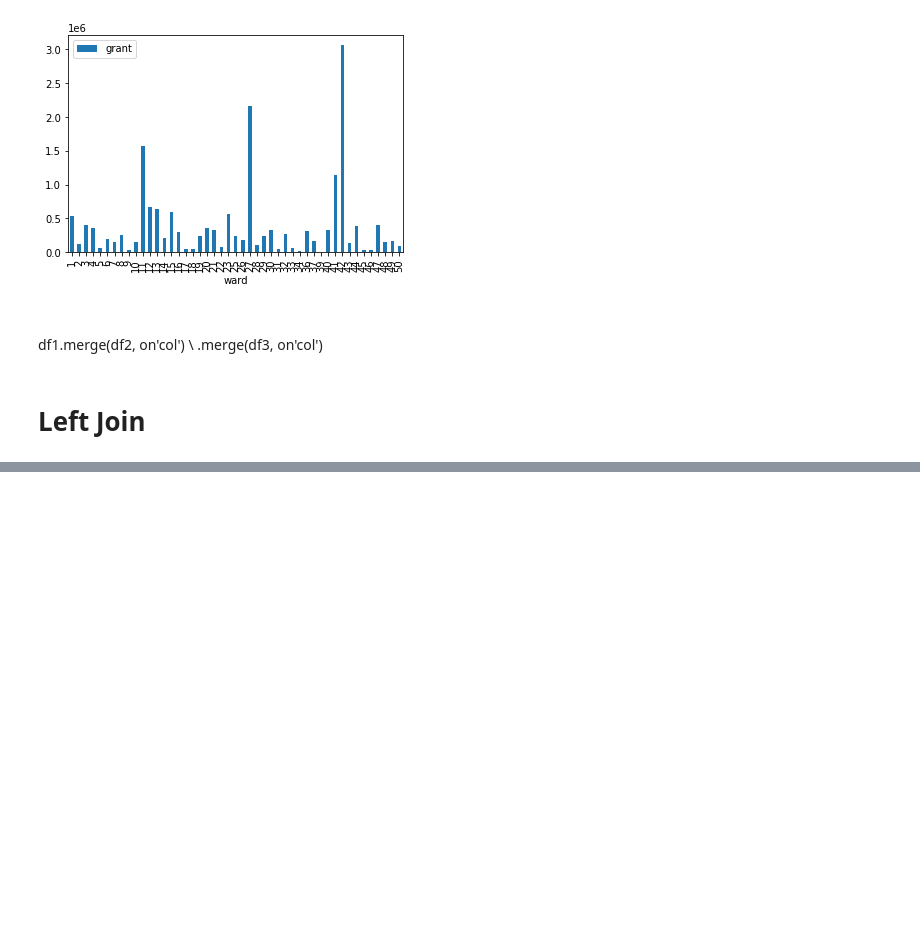
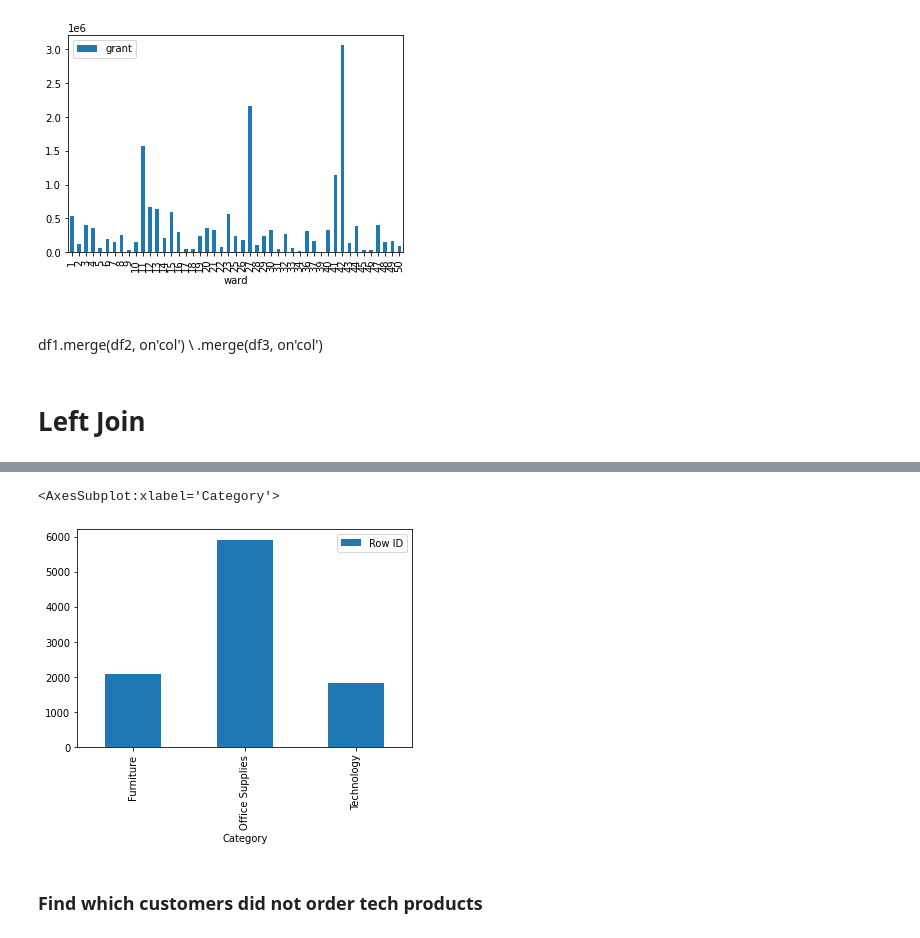
Before and after one commit to Jose-Servin/DataCamp, a Jupyter notebook: Courses/Joining_Data/Joining_Data_Pandas.ipynb, the cells around one changed output, grey strips where cells are left out. Drawn from its saved outputs; the diff is of its cells as text; code cells hidden in the pictures; blank space fills up the shorter version.

Commit message:
continued work with Joining DataFrames

```diff
--- a/Courses/Joining_Data/Joining_Data_Pandas.ipynb
+++ b/Courses/Joining_Data/Joining_Data_Pandas.ipynb
@@ -357,0 +362,3 @@ df1.merge(df2, on'col') \
+# %%
+orders_data = pd.read_csv('/Users/joseservin/DataCamp/Courses/Joining_Data/order_table.csv')
+orders_data.shape
@@ -425,0 +582,9 @@ dtype: int64
+# %%
+category_count = orders_data.groupby('Category').agg({'Row ID':'count'})
+# %%
+category_count.plot(kind='bar')
+# %% [output]
+<AxesSubplot:xlabel='Category'>
+[figure, added]
+# %% [markdown]
+### Find which customers did not order tech products
```
Also changed, not shown: parts of 44 cells of this notebook, 2 other files.
